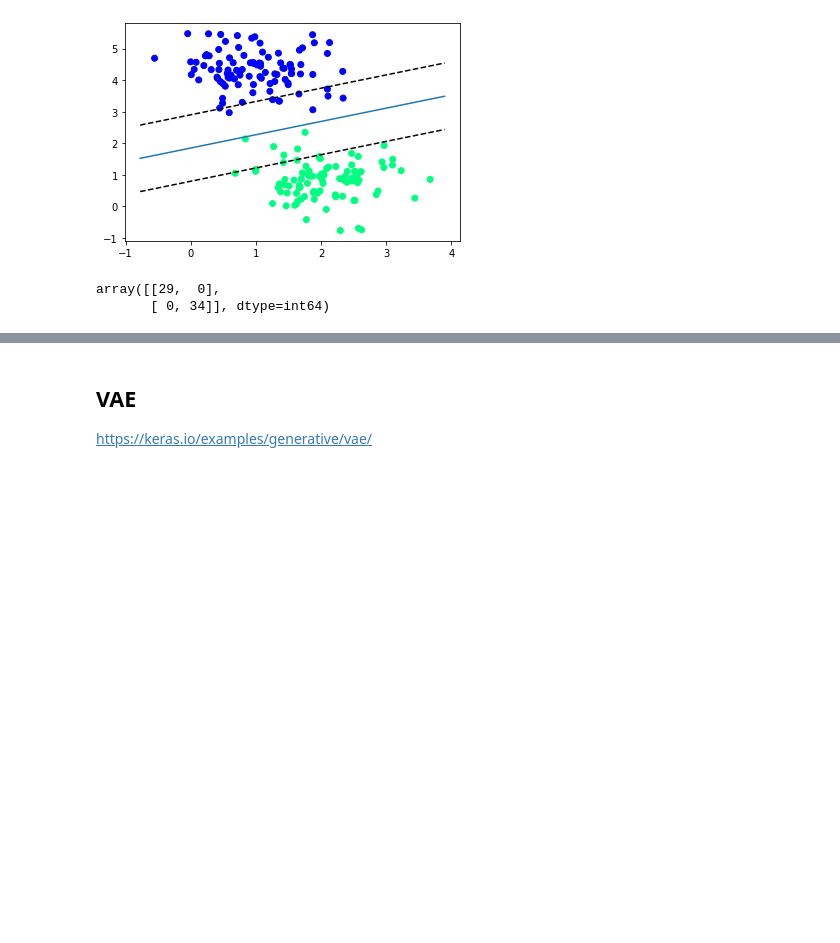
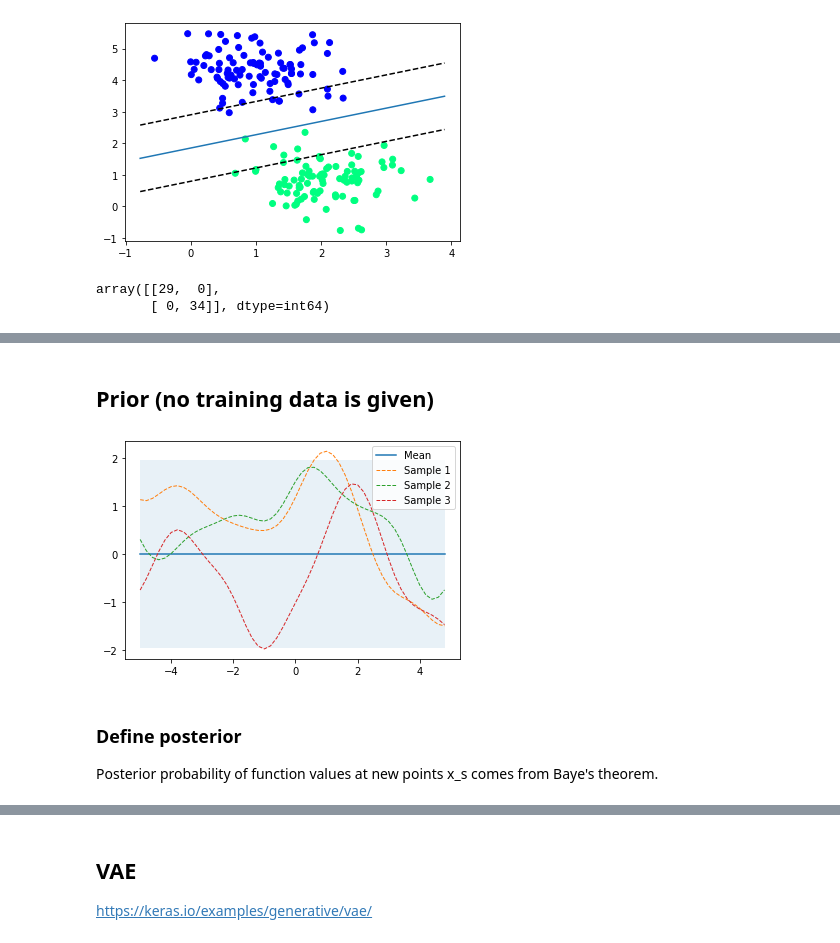
Before and after one commit to alphacentaury-github/NPSS2020, a Jupyter notebook: ML_lecture2.ipynb, the cells around one changed output, grey strips where cells are left out. Drawn from its saved outputs; the diff is of its cells as text; code cells hidden in the pictures; blank space fills up the shorter version.

```diff
--- a/ML_lecture2.ipynb
+++ b/ML_lecture2.ipynb
@@ -306,0 +338,26 @@ plt.show()
+# %% [markdown]
+## Prior (no training data is given)
+# %%
+%matplotlib inline
+
+#from gaussian_processes_util import plot_gp
+
+# Finite number of points
+X = np.arange(-5, 5, 0.2).reshape(-1, 1)
+
+# Mean and covariance of the prior
+mu = np.zeros(X.shape)
+cov = kernel(X, X)
+
+# Draw three samples from the prior
+samples = np.random.multivariate_normal(mu.ravel(), cov, 3)
+
+# Plot GP mean, confidence interval and samples
+plot_gp(mu, cov, X, samples=samples)
+# %% [output]
+[figure, added]
+# %% [markdown]
+### Define posterior
+
+Posterior probability of function values at new points x_s
+comes from Baye's theorem.
```
Also changed, not shown: parts of 16 cells of this notebook, 1 other file.
